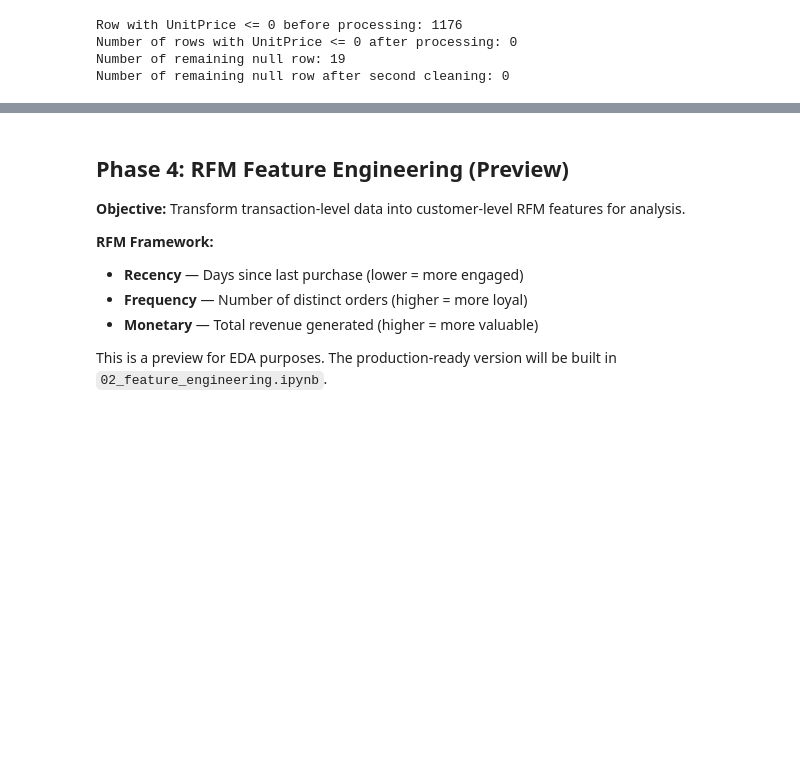
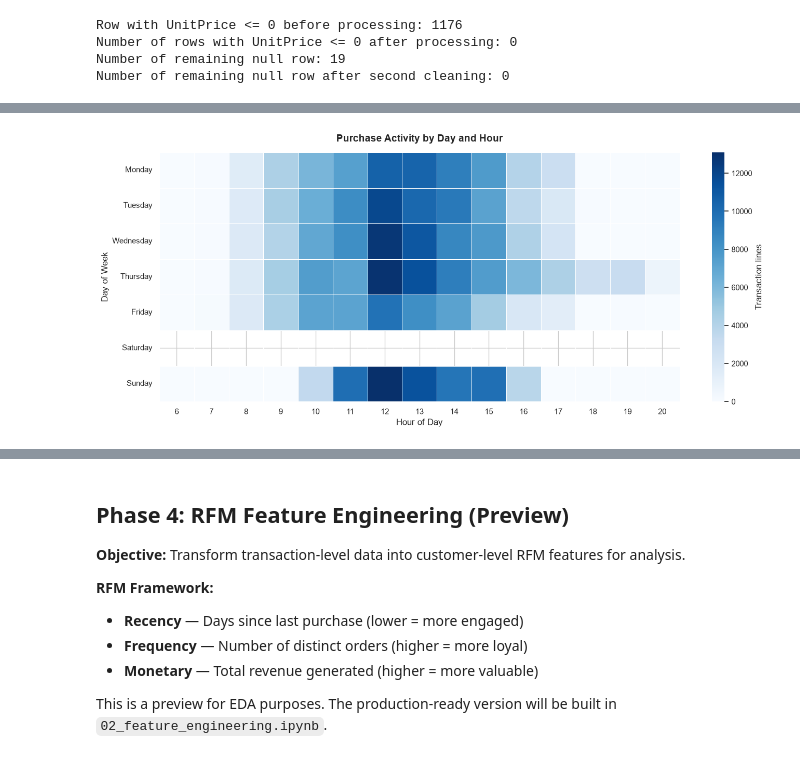
Before and after one commit to LouisTran1701/ecommerce-customer-segmentation, a Jupyter notebook: notebook/01_eda.ipynb, the cells around one changed output, grey strips where cells are left out. Cells and saved outputs as stored; diff of their text form; code cells hidden in the pictures; blank space fills up the shorter version.

```diff
--- a/notebook/01_eda.ipynb
+++ b/notebook/01_eda.ipynb
@@ -427,0 +472,26 @@ df.head()
+# %%
+df['Hour'] = df['InvoiceDate'].dt.hour
+df['DayOfWeek'] = df['InvoiceDate'].dt.day_name()
+
+days_order = ['Monday', 'Tuesday', 'Wednesday', 'Thursday', 'Friday', 'Saturday', 'Sunday']
+
+activity_matrix = df.groupby(['DayOfWeek', 'Hour']).size().unstack(fill_value=0)
+
+activity_matrix = activity_matrix.reindex(days_order)
+
+plt.figure(figsize=(14, 6))
+
+
+ax = sns.heatmap(activity_matrix, cmap='Blues', linewidths=.5,
+                 cbar_kws={'label': 'Transaction lines'})
+
+plt.title('Purchase Activity by Day and Hour', fontsize=14, fontweight='bold', pad=15)
+plt.xlabel('Hour of Day', fontsize=12)
+plt.ylabel('Day of Week', fontsize=12)
+
+plt.yticks(rotation=0)
+
+plt.tight_layout()
+plt.show()
+# %% [output]
+[figure, added]
```
Also changed, not shown: parts of 18 cells of this notebook, 2 other files.
